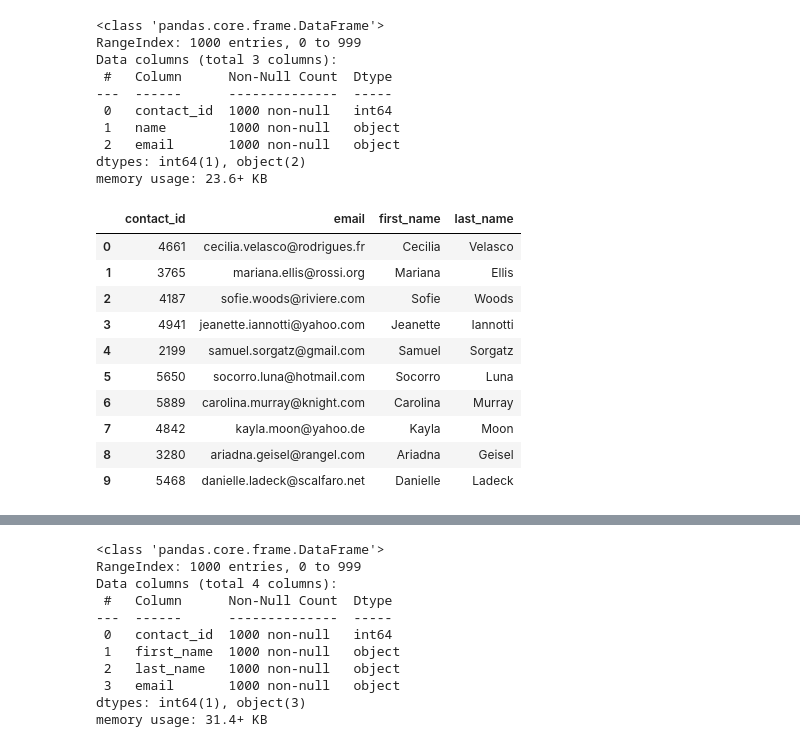
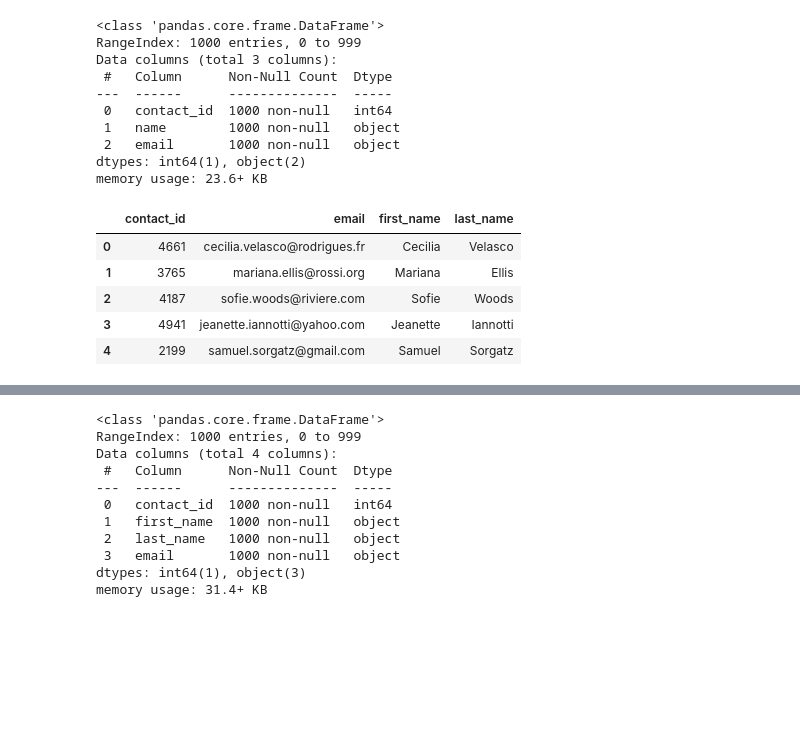
Before and after one commit to zhou0366/Crowdfunding_ETL, a Jupyter notebook: ETL_Mini_Project_Contacts.ipynb, the cells around one changed output, grey strips where cells are left out. Drawn from its saved outputs; the diff is of its cells as text; code cells hidden in the pictures; blank space fills up the shorter version.

```diff
--- a/ETL_Mini_Project_Contacts.ipynb
+++ b/ETL_Mini_Project_Contacts.ipynb
@@ -7,7 +7,8 @@ pd.set_option('max_colwidth', 400)
 ### Extract the contacts.xlsx Data.
 # %%
 # Read the data into a Pandas DataFrame. Use the `header=2` parameter when reading in the data.
-contact_info_df = pd.read_excel('Resources/contacts.xlsx', header=2)
+#header needed to be 3 otherwise "contact_info" was going to be index 0
+contact_info_df = pd.read_excel('Resources/contacts.xlsx', header=3)
 contact_info_df.head()
 # %% [output]
 |  | contact_info |
@@ -33,6 +34,9 @@ Then export the DataFrame as a `contacts.csv` CSV file.
 import json
 dict_values = []
 
+for i, row in contact_info_df.iterrows():
+    data = json.loads(row[0])
+    dict_values.append([x for y, x in data.items()])
 
 # Print out the list of values for each row.
 print(dict_values)
@@ -41,6 +45,10 @@ print(dict_values)
 # %%
 # Create a contact_info DataFrame and add each list of values, i.e., each row
 # to the 'contact_id', 'name', 'email' columns.
+columns = ['contact_id', 'name', 'email']
+contacts_df = pd.DataFrame()
+contacts_df = pd.DataFrame(dict_values , columns=columns)
+contacts_df.head()
 # %% [output]
 |  | contact_id | name | email |
 | 0 | 4661 | Cecilia Velasco | cecilia.velasco@rodrigues.fr |
@@ -62,21 +71,18 @@ Data columns (total 3 columns):
 dtypes: int64(1), object(2)
 memory usage: 23.6+ KB
 # %%
-# Create a "first"name" and "last_name" column with the first and last names from the "name" column.
-
+# Create a "first_name" and "last_name" column with the first and last names from the "name" column.
+contacts_df[['first_name' , 'last_name']] = contacts_df['name'].str.split(' ', expand = True)
 
 # Drop the contact_name column
+contacts_df.drop(columns=['name'], inplace=True)
+contacts_df.head()
 # %% [output]
 |  | contact_id | email | first_name | last_name |
 | 0 | 4661 | cecilia.velasco@rodrigues.fr | Cecilia | Velasco |
 | 1 | 3765 | mariana.ellis@rossi.org | Mariana | Ellis |
 | 2 | 4187 | sofie.woods@riviere.com | Sofie | Woods |
 | 3 | 4941 | jeanette.iannotti@yahoo.com | Jeanette | Iannotti |
 | 4 | 2199 | samuel.sorgatz@gmail.com | Samuel | Sorgatz |
-| 5 | 5650 | socorro.luna@hotmail.com | Socorro | Luna |
-| 6 | 5889 | carolina.murray@knight.com | Carolina | Murray |
-| 7 | 4842 | kayla.moon@yahoo.de | Kayla | Moon |
-| 8 | 3280 | ariadna.geisel@rangel.com | Ariadna | Geisel |
-| 9 | 5468 | danielle.ladeck@scalfaro.net | Danielle | Ladeck |
 # %%
 # Reorder the columns
```
Also changed, not shown: parts of 3 cells of this notebook, 1 other file.
